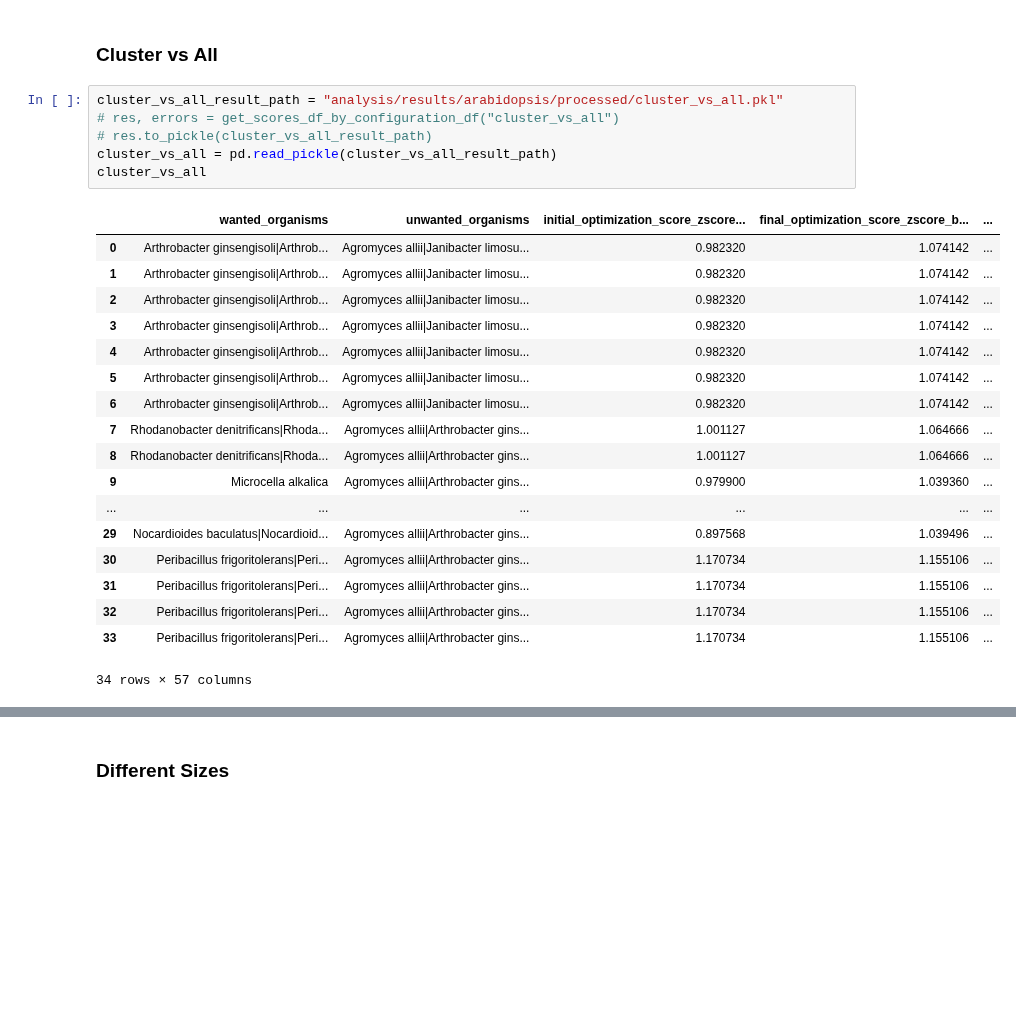
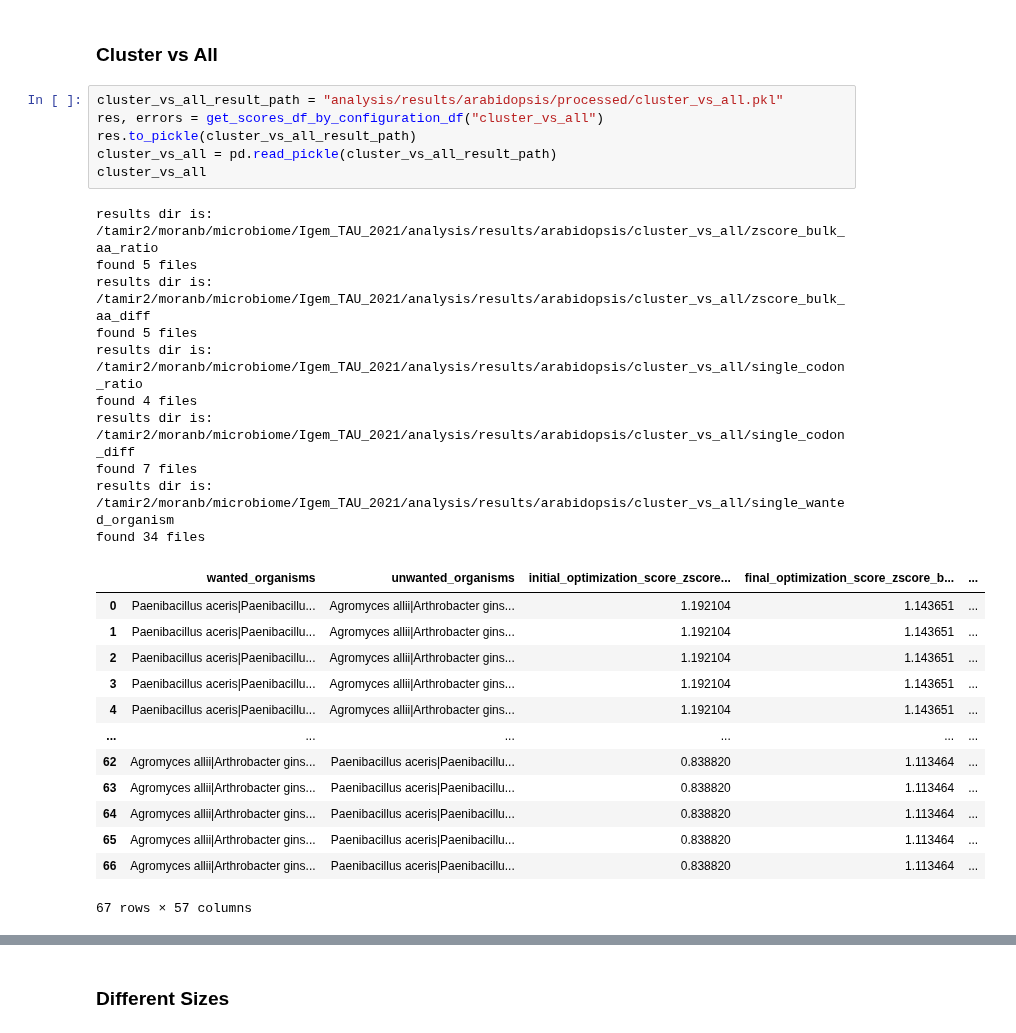
Before and after one commit to morikab/DCUB, a Jupyter notebook: analysis_arabidopsis.ipynb, the cells around one changed output, grey strips where cells are left out. Saved outputs shown, nothing was run; the diff lists cells and outputs as text; blank space fills up the shorter version.

Commit message:
updated analysis notebooks

```diff
--- a/analysis_arabidopsis.ipynb
+++ b/analysis_arabidopsis.ipynb
@@ -634,29 +638,34 @@ one_vs_all
 ### Cluster vs All
 # %%
 cluster_vs_all_result_path = "analysis/results/arabidopsis/processed/cluster_vs_all.pkl"
-# res, errors = get_scores_df_by_configuration_df("cluster_vs_all")
-# res.to_pickle(cluster_vs_all_result_path)
+res, errors = get_scores_df_by_configuration_df("cluster_vs_all")
+res.to_pickle(cluster_vs_all_result_path)
 cluster_vs_all = pd.read_pickle(cluster_vs_all_result_path)
 cluster_vs_all
 # %% [output]
+results dir is: /tamir2/moranb/microbiome/Igem_TAU_2021/analysis/results/arabidopsis/cluster_vs_all/zscore_bulk_aa_ratio
+found 5 files
+results dir is: /tamir2/moranb/microbiome/Igem_TAU_2021/analysis/results/arabidopsis/cluster_vs_all/zscore_bulk_aa_diff
+found 5 files
+results dir is: /tamir2/moranb/microbiome/Igem_TAU_2021/analysis/results/arabidopsis/cluster_vs_all/single_codon_ratio
+found 4 files
+results dir is: /tamir2/moranb/microbiome/Igem_TAU_2021/analysis/results/arabidopsis/cluster_vs_all/single_codon_diff
+found 7 files
+results dir is: /tamir2/moranb/microbiome/Igem_TAU_2021/analysis/results/arabidopsis/cluster_vs_all/single_wanted_organism
+found 34 files
 |  | wanted_organisms | unwanted_organisms | initial_optimization_score_zscore... | final_optimization_score_zscore_b... | ... |
-| 0 | Arthrobacter ginsengisoli|Arthrob... | Agromyces allii|Janibacter limosu... | 0.982320 | 1.074142 | ... |
-| 1 | Arthrobacter ginsengisoli|Arthrob... | Agromyces allii|Janibacter limosu... | 0.982320 | 1.074142 | ... |
-| 2 | Arthrobacter ginsengisoli|Arthrob... | Agromyces allii|Janibacter limosu... | 0.982320 | 1.074142 | ... |
-| 3 | Arthrobacter ginsengisoli|Arthrob... | Agromyces allii|Janibacter limosu... | 0.982320 | 1.074142 | ... |
-| 4 | Arthrobacter ginsengisoli|Arthrob... | Agromyces allii|Janibacter limosu... | 0.982320 | 1.074142 | ... |
-| 5 | Arthrobacter ginsengisoli|Arthrob... | Agromyces allii|Janibacter limosu... | 0.982320 | 1.074142 | ... |
-| 6 | Arthrobacter ginsengisoli|Arthrob... | Agromyces allii|Janibacter limosu... | 0.982320 | 1.074142 | ... |
-| 7 | Rhodanobacter denitrificans|Rhoda... | Agromyces allii|Arthrobacter gins... | 1.001127 | 1.064666 | ... |
-| 8 | Rhodanobacter denitrificans|Rhoda... | Agromyces allii|Arthrobacter gins... | 1.001127 | 1.064666 | ... |
-| 9 | Microcella alkalica | Agromyces allii|Arthrobacter gins... | 0.979900 | 1.039360 | ... |
+| 0 | Paenibacillus aceris|Paenibacillu... | Agromyces allii|Arthrobacter gins... | 1.192104 | 1.143651 | ... |
+| 1 | Paenibacillus aceris|Paenibacillu... | Agromyces allii|Arthrobacter gins... | 1.192104 | 1.143651 | ... |
+| 2 | Paenibacillus aceris|Paenibacillu... | Agromyces allii|Arthrobacter gins... | 1.192104 | 1.143651 | ... |
+| 3 | Paenibacillus aceris|Paenibacillu... | Agromyces allii|Arthrobacter gins... | 1.192104 | 1.143651 | ... |
+| 4 | Paenibacillus aceris|Paenibacillu... | Agromyces allii|Arthrobacter gins... | 1.192104 | 1.143651 | ... |
 | ... | ... | ... | ... | ... | ... |
-| 29 | Nocardioides baculatus|Nocardioid... | Agromyces allii|Arthrobacter gins... | 0.897568 | 1.039496 | ... |
-| 30 | Peribacillus frigoritolerans|Peri... | Agromyces allii|Arthrobacter gins... | 1.170734 | 1.155106 | ... |
-| 31 | Peribacillus frigoritolerans|Peri... | Agromyces allii|Arthrobacter gins... | 1.170734 | 1.155106 | ... |
-| 32 | Peribacillus frigoritolerans|Peri... | Agromyces allii|Arthrobacter gins... | 1.170734 | 1.155106 | ... |
-| 33 | Peribacillus frigoritolerans|Peri... | Agromyces allii|Arthrobacter gins... | 1.170734 | 1.155106 | ... |
+| 62 | Agromyces allii|Arthrobacter gins... | Paenibacillus aceris|Paenibacillu... | 0.838820 | 1.113464 | ... |
+| 63 | Agromyces allii|Arthrobacter gins... | Paenibacillus aceris|Paenibacillu... | 0.838820 | 1.113464 | ... |
+| 64 | Agromyces allii|Arthrobacter gins... | Paenibacillus aceris|Paenibacillu... | 0.838820 | 1.113464 | ... |
+| 65 | Agromyces allii|Arthrobacter gins... | Paenibacillus aceris|Paenibacillu... | 0.838820 | 1.113464 | ... |
+| 66 | Agromyces allii|Arthrobacter gins... | Paenibacillus aceris|Paenibacillu... | 0.838820 | 1.113464 | ... |
-34 rows × 57 columns
+67 rows × 57 columns
 # %%
 cluster_expanded = (
     cluster_vs_all
```
Also changed, not shown: parts of 18 cells of this notebook, 3 other files.
